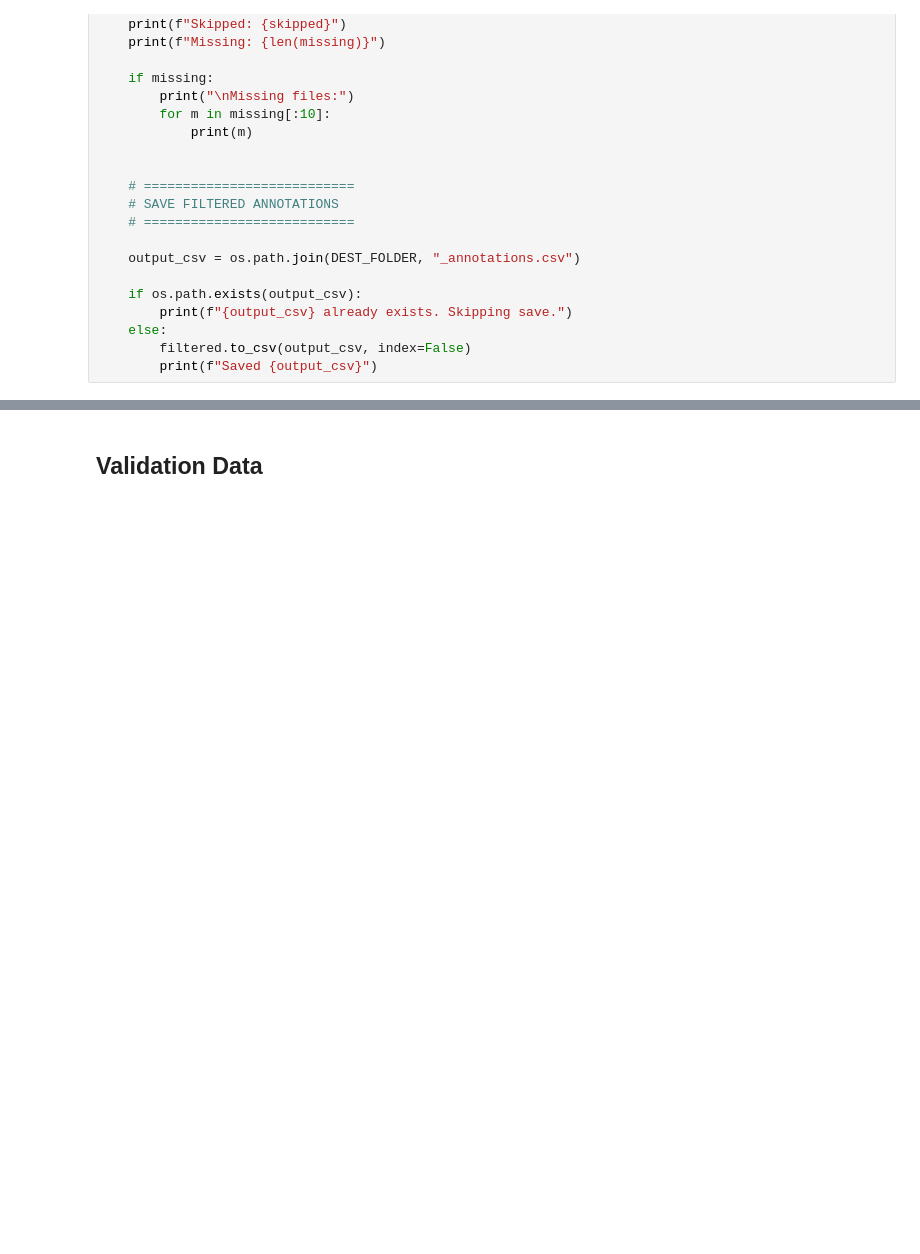
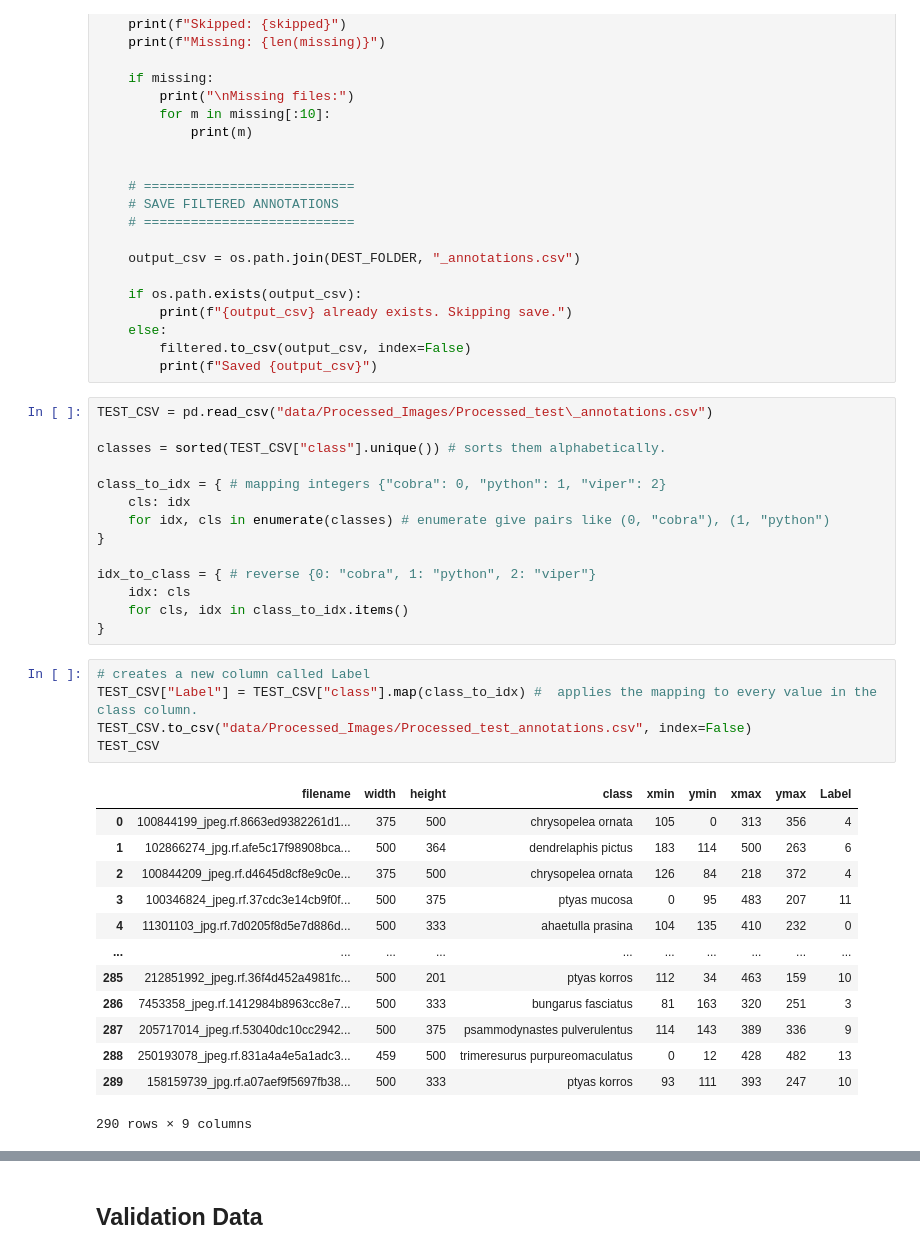
Before and after one commit to Samirhadiyal/SnakeSense, a Jupyter notebook: preprocessing.ipynb, the cells around one changed output, grey strips where cells are left out. Cells and saved outputs as stored; diff of their text form; blank space fills up the shorter version.

Commit message:
Update execution counts in preprocessing notebook and add functionality to process test and validation data, including saving filtered annotations.

```diff
--- a/preprocessing.ipynb
+++ b/preprocessing.ipynb
@@ -228,3 +228,36 @@ def analyze_test_data():
     else:
         filtered.to_csv(output_csv, index=False)
         print(f"Saved {output_csv}")
+# %%
+TEST_CSV = pd.read_csv("data/Processed_Images/Processed_test\_annotations.csv")
+
+classes = sorted(TEST_CSV["class"].unique()) # sorts them alphabetically.
+
+class_to_idx = { # mapping integers {"cobra": 0, "python": 1, "viper": 2}
+    cls: idx
+    for idx, cls in enumerate(classes) # enumerate give pairs like (0, "cobra"), (1, "python")
+}
+
+idx_to_class = { # reverse {0: "cobra", 1: "python", 2: "viper"}
+    idx: cls
+    for cls, idx in class_to_idx.items()
+}
+# %%
+# creates a new column called Label
+TEST_CSV["Label"] = TEST_CSV["class"].map(class_to_idx) #  applies the mapping to every value in the class column.
+TEST_CSV.to_csv("data/Processed_Images/Processed_test_annotations.csv", index=False)
+TEST_CSV
+# %% [output]
+|  | filename | width | height | class | xmin | ymin | xmax | ymax | Label |
+| 0 | 100844199_jpeg.rf.8663ed9382261d1... | 375 | 500 | chrysopelea ornata | 105 | 0 | 313 | 356 | 4 |
+| 1 | 102866274_jpg.rf.afe5c17f98908bca... | 500 | 364 | dendrelaphis pictus | 183 | 114 | 500 | 263 | 6 |
+| 2 | 100844209_jpeg.rf.d4645d8cf8e9c0e... | 375 | 500 | chrysopelea ornata | 126 | 84 | 218 | 372 | 4 |
+| 3 | 100346824_jpeg.rf.37cdc3e14cb9f0f... | 500 | 375 | ptyas mucosa | 0 | 95 | 483 | 207 | 11 |
+| 4 | 11301103_jpg.rf.7d0205f8d5e7d886d... | 500 | 333 | ahaetulla prasina | 104 | 135 | 410 | 232 | 0 |
+| ... | ... | ... | ... | ... | ... | ... | ... | ... | ... |
+| 285 | 212851992_jpeg.rf.36f4d452a4981fc... | 500 | 201 | ptyas korros | 112 | 34 | 463 | 159 | 10 |
+| 286 | 7453358_jpeg.rf.1412984b8963cc8e7... | 500 | 333 | bungarus fasciatus | 81 | 163 | 320 | 251 | 3 |
+| 287 | 205717014_jpeg.rf.53040dc10cc2942... | 500 | 375 | psammodynastes pulverulentus | 114 | 143 | 389 | 336 | 9 |
+| 288 | 250193078_jpeg.rf.831a4a4e5a1adc3... | 459 | 500 | trimeresurus purpureomaculatus | 0 | 12 | 428 | 482 | 13 |
+| 289 | 158159739_jpg.rf.a07aef9f5697fb38... | 500 | 333 | ptyas korros | 93 | 111 | 393 | 247 | 10 |
+290 rows × 9 columns
```
Also changed, not shown: parts of 5 cells of this notebook.
